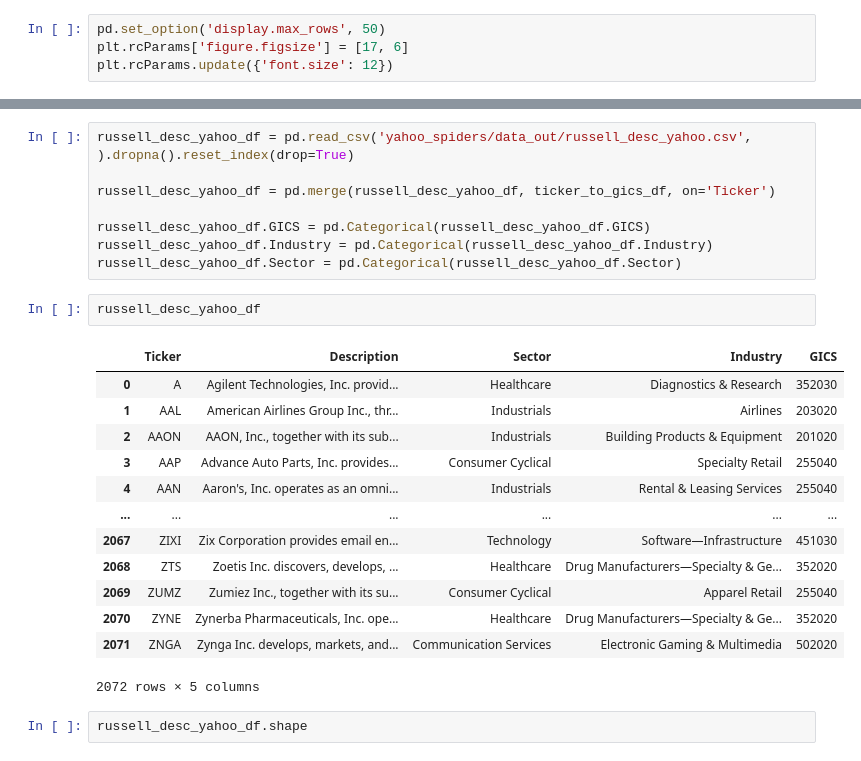
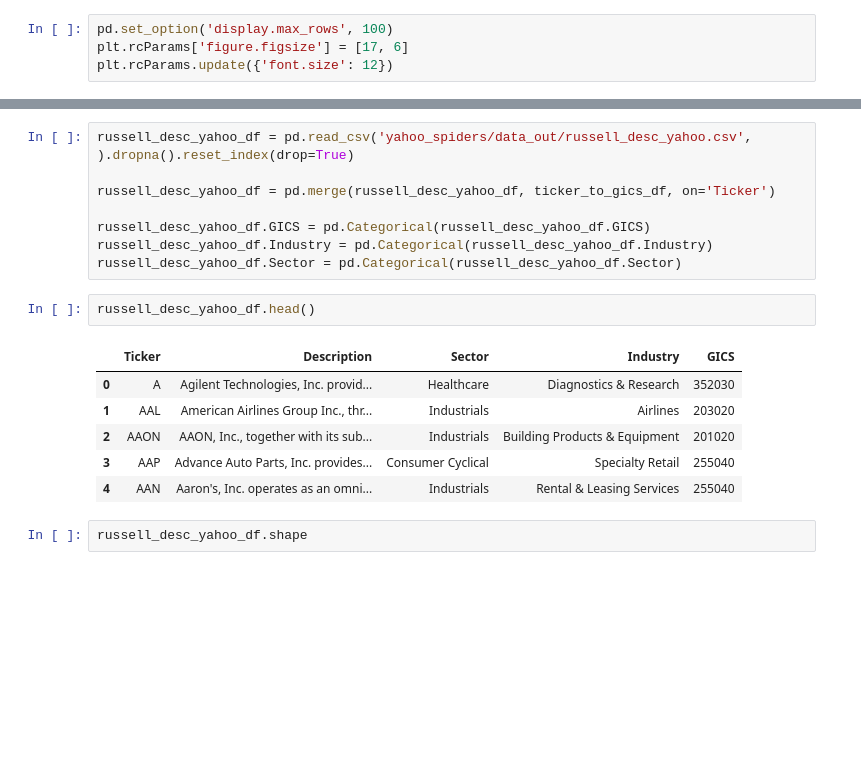
Before and after one commit to Sivalavida/Text-based-Industry-Classification, a Jupyter notebook: LSI Word Embedding.ipynb, the cells around one changed output, grey strips where cells are left out. Saved outputs shown, nothing was run; the diff lists cells and outputs as text; blank space fills up the shorter version.

```diff
--- a/LSI Word Embedding.ipynb
+++ b/LSI Word Embedding.ipynb
@@ -31,5 +39,5 @@ import math
 # %%
-pd.set_option('display.max_rows', 50)
+pd.set_option('display.max_rows', 100)
 plt.rcParams['figure.figsize'] = [17, 6]
 plt.rcParams.update({'font.size': 12})
 # %%
@@ -181,21 +183,14 @@ russell_desc_yahoo_df.GICS = pd.Categorical(russell_desc_yahoo_df.GICS)
 russell_desc_yahoo_df.Industry = pd.Categorical(russell_desc_yahoo_df.Industry)
 russell_desc_yahoo_df.Sector = pd.Categorical(russell_desc_yahoo_df.Sector)
 # %%
-russell_desc_yahoo_df
+russell_desc_yahoo_df.head()
 # %% [output]
 |  | Ticker | Description | Sector | Industry | GICS |
 | 0 | A | Agilent Technologies, Inc. provid... | Healthcare | Diagnostics & Research | 352030 |
 | 1 | AAL | American Airlines Group Inc., thr... | Industrials | Airlines | 203020 |
 | 2 | AAON | AAON, Inc., together with its sub... | Industrials | Building Products & Equipment | 201020 |
 | 3 | AAP | Advance Auto Parts, Inc. provides... | Consumer Cyclical | Specialty Retail | 255040 |
 | 4 | AAN | Aaron's, Inc. operates as an omni... | Industrials | Rental & Leasing Services | 255040 |
-| ... | ... | ... | ... | ... | ... |
-| 2067 | ZIXI | Zix Corporation provides email en... | Technology | Software—Infrastructure | 451030 |
-| 2068 | ZTS | Zoetis Inc. discovers, develops, ... | Healthcare | Drug Manufacturers—Specialty & Ge... | 352020 |
-| 2069 | ZUMZ | Zumiez Inc., together with its su... | Consumer Cyclical | Apparel Retail | 255040 |
-| 2070 | ZYNE | Zynerba Pharmaceuticals, Inc. ope... | Healthcare | Drug Manufacturers—Specialty & Ge... | 352020 |
-| 2071 | ZNGA | Zynga Inc. develops, markets, and... | Communication Services | Electronic Gaming & Multimedia | 502020 |
-2072 rows × 5 columns
 # %%
 russell_desc_yahoo_df.shape
 # %% [output]
```
Also changed, not shown: parts of 91 cells of this notebook, 6 other files.
